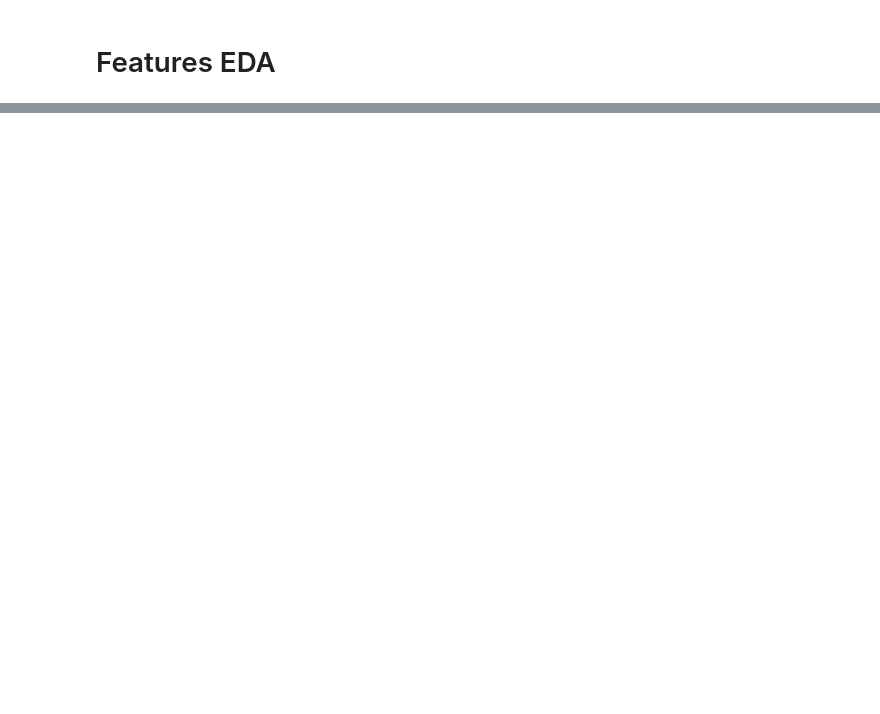
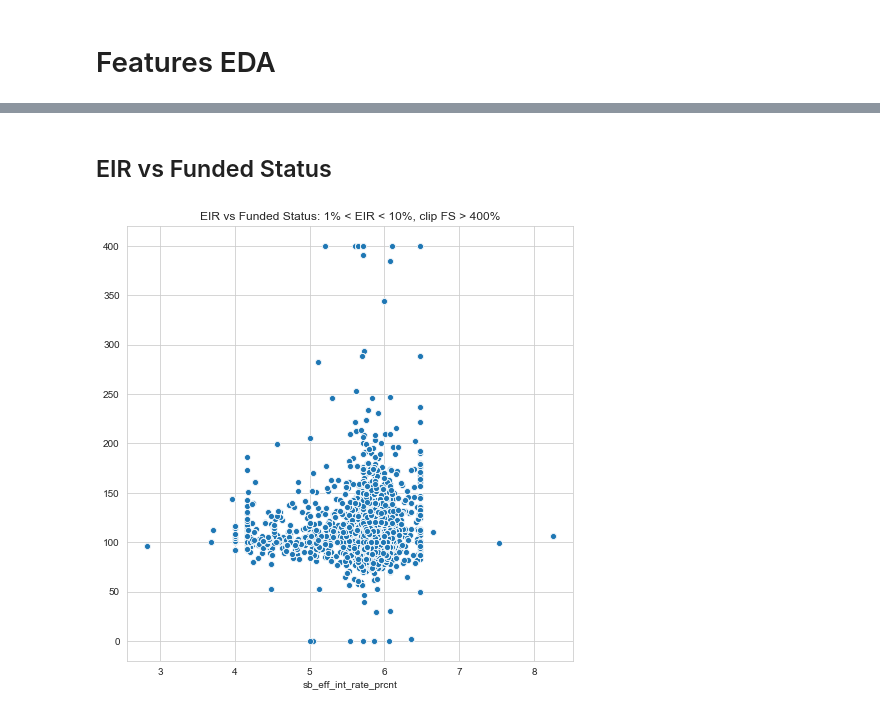
Before and after one commit to LindseyMoser/DSI_Capstone_B, a Jupyter notebook: 1_Data/PSQL_DF_EDA_2017_from_script.ipynb, the cells around one changed output, grey strips where cells are left out. Cells and saved outputs as stored; diff of their text form; code cells hidden in the pictures; blank space fills up the shorter version.

```diff
--- a/1_Data/PSQL_DF_EDA_2017_from_script.ipynb
+++ b/1_Data/PSQL_DF_EDA_2017_from_script.ipynb
@@ -140,0 +119,11 @@ plt.show()
+# %% [markdown]
+<h2>EIR vs Funded Status</h2>
+# %%
+fig3, ax3 = plt.subplots(1,1, figsize=(8,8))
+x_trnc3=X2[(X2['sb_eff_int_rate_prcnt'] >1) & (X2['sb_eff_int_rate_prcnt'] < 10)]['sb_eff_int_rate_prcnt']
+y_trnc3=np.clip(y[(X2['sb_eff_int_rate_prcnt'] >1) & (X2['sb_eff_int_rate_prcnt'] < 10)],0,400)
+ax3 = sns.scatterplot(x=x_trnc3, y=y_trnc3)
+plt.title('EIR vs Funded Status: 1% < EIR < 10%, clip FS > 400%')
+plt.show()
+# %% [output]
+[figure, added]
```
Also changed, not shown: parts of 25 cells of this notebook.
